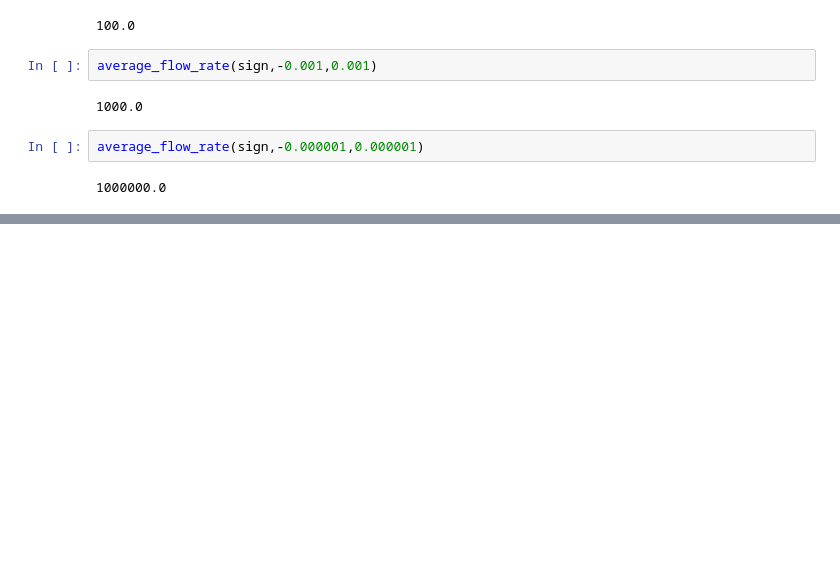
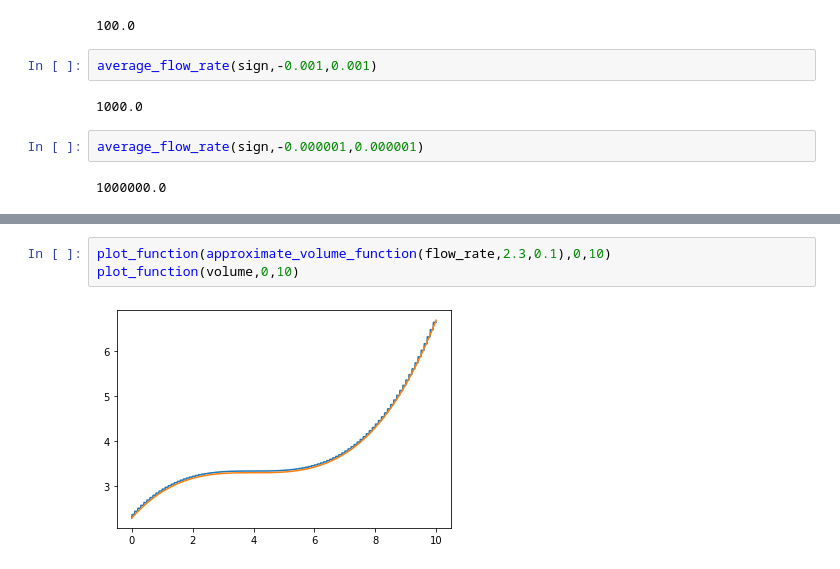
Before and after one commit to Sakurajima-sight/Mathematics-for-programmers-Python, a Jupyter notebook: Chapter 08/Untitled.ipynb, the cells around one changed output, grey strips where cells are left out. Drawn from its saved outputs; the diff is of its cells as text; blank space fills up the shorter version.

```diff
--- a/Chapter 08/Untitled.ipynb
+++ b/Chapter 08/Untitled.ipynb
@@ -238,0 +298,5 @@ average_flow_rate(sign,-0.000001,0.000001)
+# %%
+plot_function(approximate_volume_function(flow_rate,2.3,0.1),0,10)
+plot_function(volume,0,10)
+# %% [output]
+[figure, added]
```
Also changed, not shown: parts of 21 cells of this notebook.
